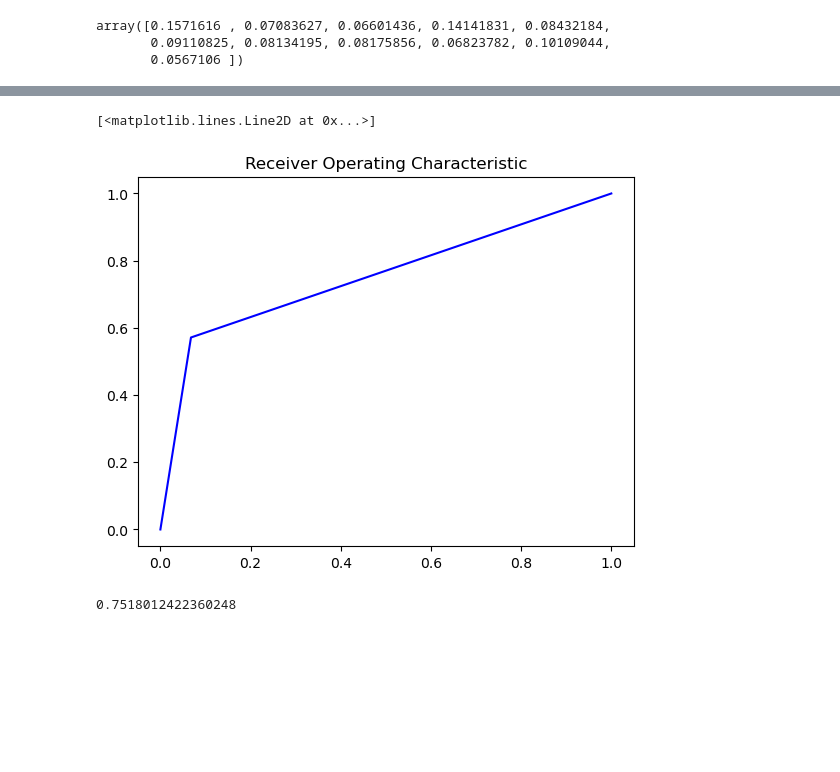
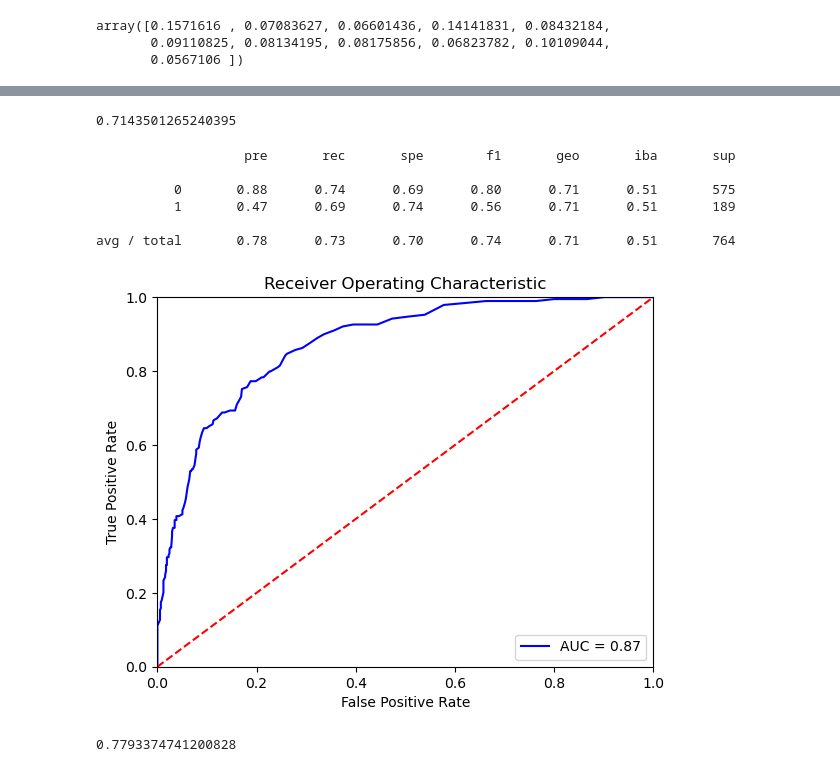
Before and after one commit to patgilch17/Group1FinalProject, a Jupyter notebook: Patrick/Resources/RandomForestGroupProject.ipynb, the cells around one changed output, grey strips where cells are left out. Saved outputs shown, nothing was run; the diff lists cells and outputs as text; code cells hidden in the pictures; blank space fills up the shorter version.

```diff
--- a/Patrick/Resources/RandomForestGroupProject.ipynb
+++ b/Patrick/Resources/RandomForestGroupProject.ipynb
@@ -271,16 +272,41 @@ array([0.18898751, 0.06557377, 0.07363999, 0.14612253, 0.08553225,
+# %%
+from sklearn.metrics import balanced_accuracy_score
+balanced_accuracy_score(y_test, predictions2)
+# %% [output]
+0.7143501265240395
+# %%
+from imblearn.metrics import classification_report_imbalanced
+print(classification_report_imbalanced(y_test, predictions2))
+# %% [output]
+                   pre       rec       spe        f1       geo       iba       sup
+
+          0       0.88      0.74      0.69      0.80      0.71      0.51       575
+          1       0.47      0.69      0.74      0.56      0.71      0.51       189
+
+avg / total       0.78      0.73      0.70      0.74      0.71      0.51       764
 # %%
 import sklearn.metrics as metrics
+# %%
+probs = rf_model.predict_proba(X_test_scaled)
+predictions3 = probs[:,1]
 # %%
-fpr, tpr, threshold = metrics.roc_curve(y_test, predictions)
+
+fpr, tpr, threshold = metrics.roc_curve(y_test, predictions3)
 roc_auc = metrics.auc(fpr, tpr)
 # %%
 import matplotlib.pyplot as plt
 plt.title('Receiver Operating Characteristic')
 plt.plot(fpr, tpr, 'b', label = 'AUC = %0.2f' % roc_auc)
+plt.legend(loc = 'lower right')
+plt.plot([0, 1], [0, 1],'r--')
+plt.xlim([0, 1])
+plt.ylim([0, 1])
+plt.ylabel('True Positive Rate')
+plt.xlabel('False Positive Rate')
+plt.show()
 # %% [output]
-[<matplotlib.lines.Line2D at 0x...>]
-[figure, old version]
+[figure, new version]
 # %%
 print(roc_auc)
 # %% [output]
-0.7518012422360248
+0.7793374741200828
```
Also changed, not shown: parts of 2 cells of this notebook, 3 other files.
